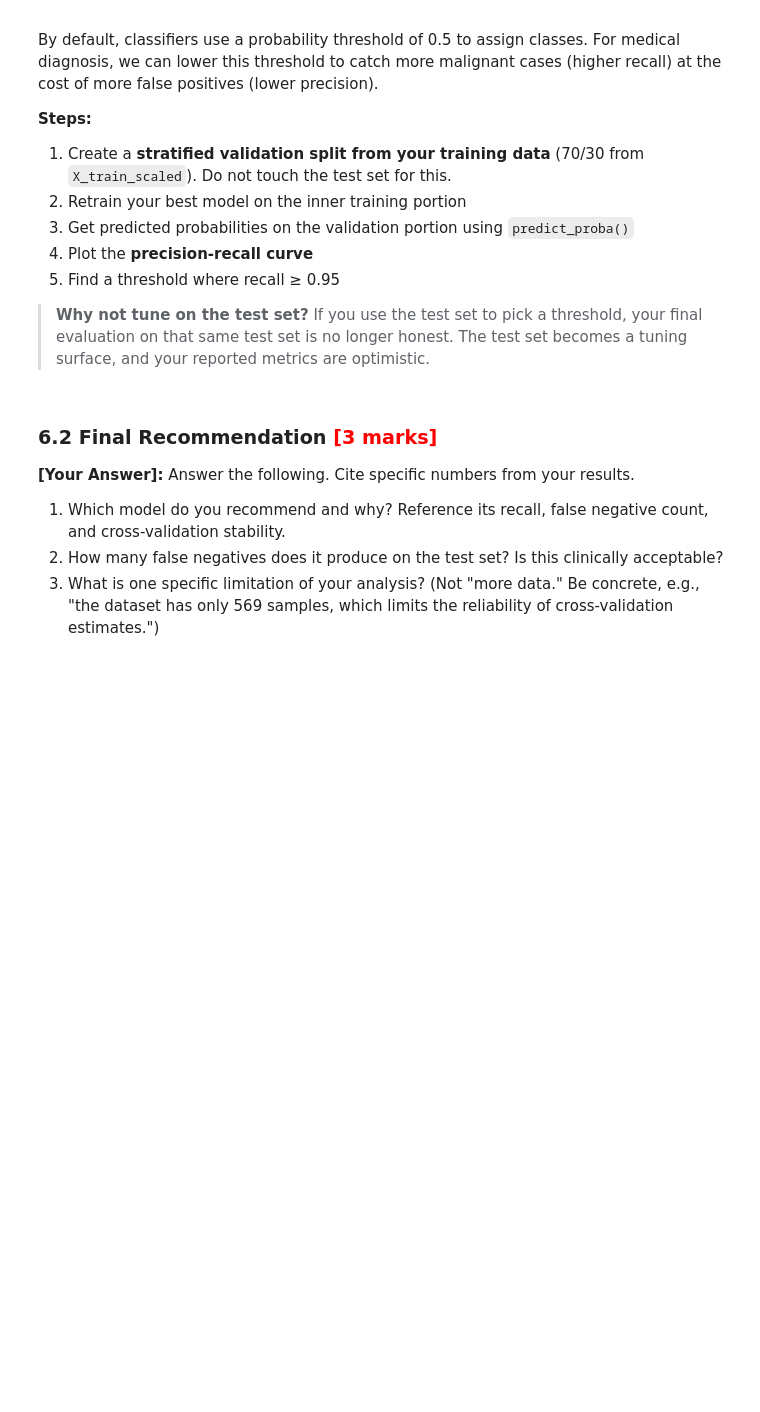
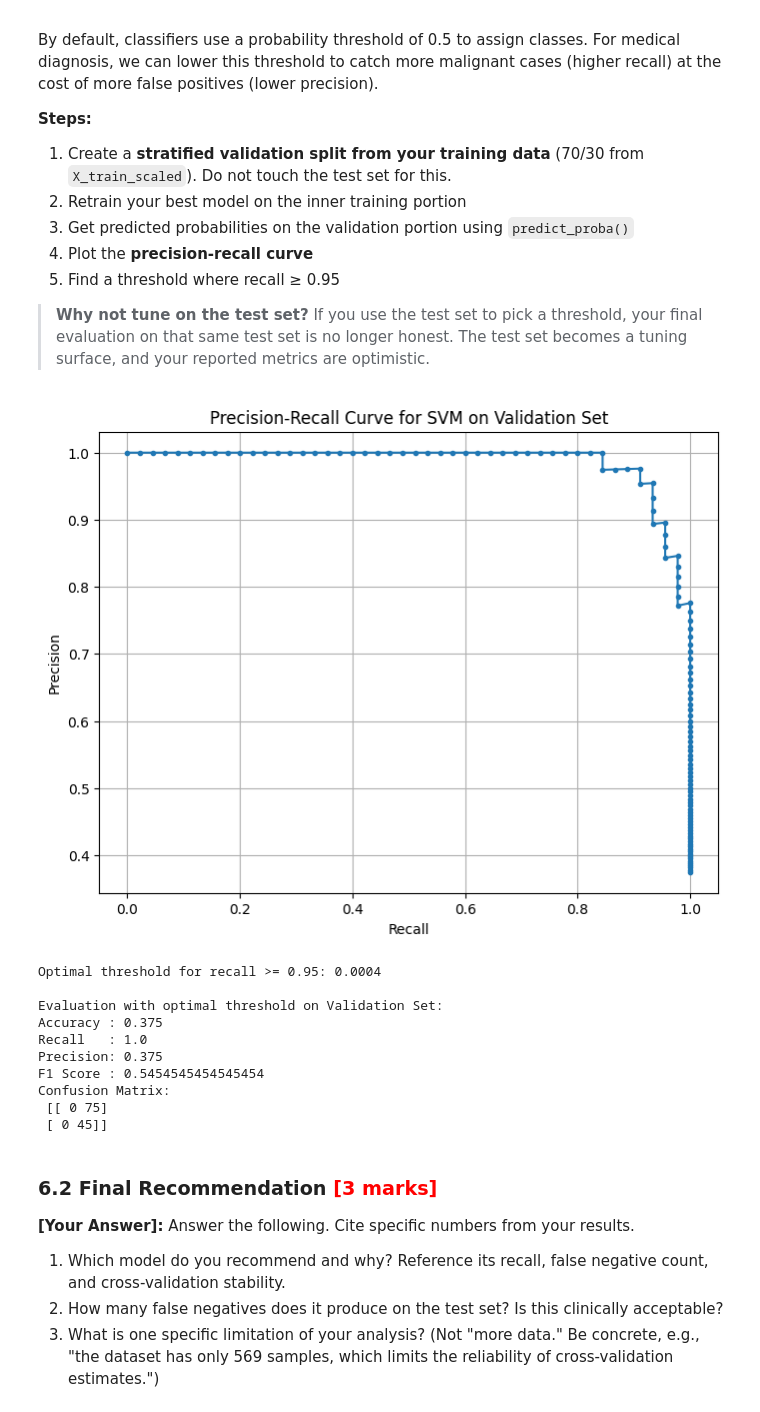
Before and after one commit to raisharad/GenerativeAIandAgenticAI, a Jupyter notebook: Classification_Models_Exercise_Sharad_Kumar_Rai.ipynb, the cells around one changed output. Saved outputs shown, nothing was run; the diff lists cells and outputs as text; code cells hidden in the pictures; blank space fills up the shorter version.

```diff
--- a/Classification_Models_Exercise_Sharad_Kumar_Rai.ipynb
+++ b/Classification_Models_Exercise_Sharad_Kumar_Rai.ipynb
@@ -590,3 +987,64 @@ By default, classifiers use a probability threshold of 0.5 to assign classes. Fo
+# %%
+# Threshold tuning on a VALIDATION split (not test set)
+# Step 1: Create inner split from training data
+X_train_inner, X_val, y_train_inner, y_val = train_test_split(
+    X_train_scaled, y_train,
+    test_size=0.3,
+    stratify=y_train,
+    random_state=42
+)
+
+# Step 2: Retrain best model (SVM) on inner training set
+# Clone the best SVM model to ensure a fresh fit
+best_svm_tuned = best_svm
+best_svm_tuned.fit(X_train_inner, y_train_inner)
+
+# Step 3: Get predicted probabilities on validation set
+y_scores_svm = best_svm_tuned.predict_proba(X_val)[:, 1] # Probability of positive class (malignant)
+
+# Step 4: Plot precision-recall curve
+precision, recall, thresholds = precision_recall_curve(y_val, y_scores_svm)
+
+plt.figure(figsize=(8, 6))
+plt.plot(recall, precision, marker='.')
+plt.title('Precision-Recall Curve for SVM on Validation Set')
+plt.xlabel('Recall')
+plt.ylabel('Precision')
+plt.grid(True)
+plt.show()
+
+# Step 5: Find threshold where recall >= 0.95
+# Find the threshold that meets the recall requirement
+threshold_to_meet_recall = 0.95
+optimal_threshold = 0.5 # Default
+
+for i in range(len(thresholds)):
+    if recall[i] >= threshold_to_meet_recall:
+        optimal_threshold = thresholds[i]
+        break
+
+print(f"Optimal threshold for recall >= {threshold_to_meet_recall:.2f}: {optimal_threshold:.4f}")
+
+# Evaluate SVM with the new optimal threshold on the validation set
+y_pred_tuned_val = (y_scores_svm >= optimal_threshold).astype(int)
+print("\nEvaluation with optimal threshold on Validation Set:")
+print("Accuracy :", accuracy_score(y_val, y_pred_tuned_val))
+print("Recall   :", recall_score(y_val, y_pred_tuned_val))
+print("Precision:", precision_score(y_val, y_pred_tuned_val))
+print("F1 Score :", f1_score(y_val, y_pred_tuned_val))
+print("Confusion Matrix:\n", confusion_matrix(y_val, y_pred_tuned_val))
+# %% [output]
+[figure, added]
+Optimal threshold for recall >= 0.95: 0.0004
+
+Evaluation with optimal threshold on Validation Set:
+Accuracy : 0.375
+Recall   : 1.0
+Precision: 0.375
+F1 Score : 0.5454545454545454
+Confusion Matrix:
+ [[ 0 75]
+ [ 0 45]]
 # %% [markdown]
 ### 6.2 Final Recommendation <font color="red">[3 marks]</font>
 
```
Also changed, not shown: parts of 26 cells of this notebook.
